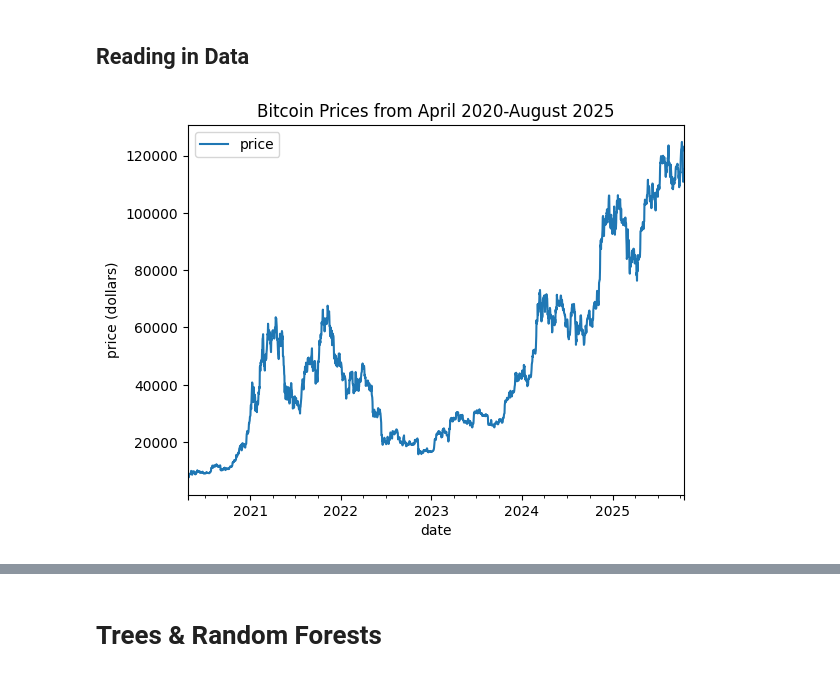
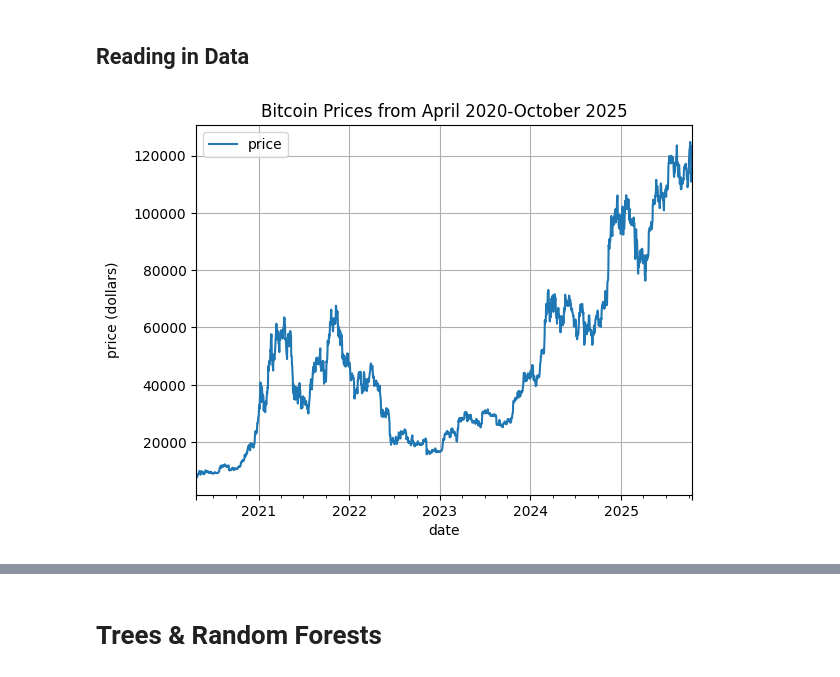
Before and after one commit to EthanPrimes/autoregressive_bitcoin_price_estimation, a Jupyter notebook: experimentation.ipynb, the cells around one changed output, grey strips where cells are left out. Drawn from its saved outputs; the diff is of its cells as text; code cells hidden in the pictures.

Commit message:
added a pictures folder and made progress on daily return estimation

```diff
--- a/experimentation.ipynb
+++ b/experimentation.ipynb
@@ -5,14 +5,18 @@ import utils
 # %% [markdown]
 ## Reading in Data
 # %%
-# Readin the dataframe and converting strings to dates and floats
+# Reading in the dataframe and converting to dates and floats
 btc_df = pd.read_csv("Data.csv", index_col=0, parse_dates=True)
 btc_df["price"] = btc_df["price"].str.replace(",", "").astype(float)
+btc_df["price_diff"] = btc_df["price"] - btc_df["price"].shift(1)
+btc_ar = btc_df.values
 # %%
 # Plotting data
 ax = btc_df.plot()
-plt.title("Bitcoin Prices from April 2020-August 2025")
-plt.ylabel("price (dollars)")
+plt.title("Bitcoin Prices from April 2020-October 2025")
+plt.ylabel("price (dollars)", labelpad=10)
+plt.grid(True)
+plt.savefig("Pictures/price_data.png", dpi=300, bbox_inches="tight")
 plt.show()
 # %% [output]
-[figure, old version]
+[figure, new version]
```
Also changed, not shown: parts of 2 cells of this notebook, 2 other files.
